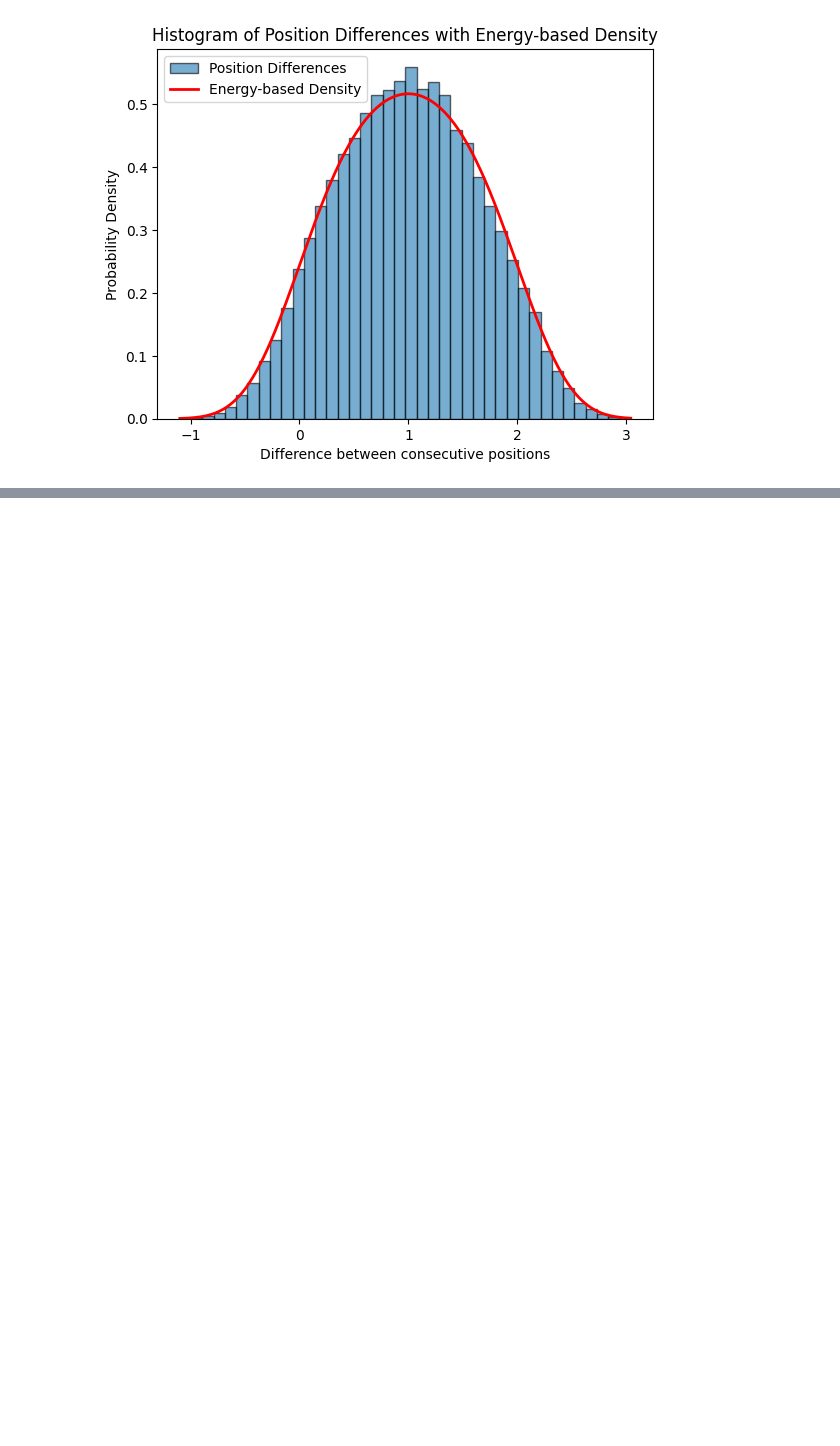
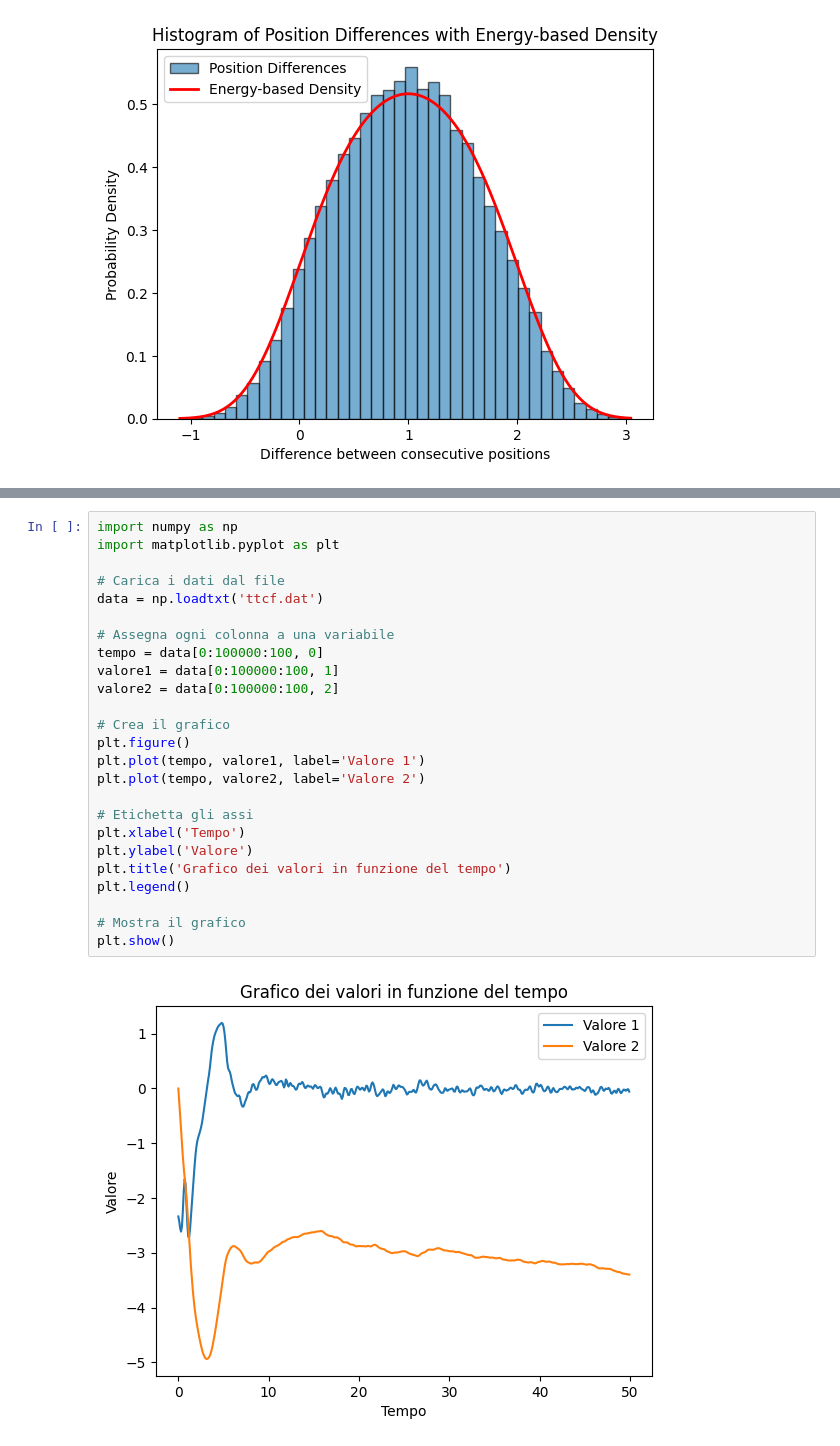
Before and after one commit to vdiflorio/1Dchain, a Jupyter notebook: hist.ipynb, the cells around one changed output, grey strips where cells are left out. Drawn from its saved outputs; the diff is of its cells as text; blank space fills up the shorter version.

```diff
--- a/hist.ipynb
+++ b/hist.ipynb
@@ -61,0 +163,27 @@ plt.show()
+# %%
+import numpy as np
+import matplotlib.pyplot as plt
+
+# Carica i dati dal file
+data = np.loadtxt('ttcf.dat')
+
+# Assegna ogni colonna a una variabile
+tempo = data[0:100000:100, 0]
+valore1 = data[0:100000:100, 1]
+valore2 = data[0:100000:100, 2]
+
+# Crea il grafico
+plt.figure()
+plt.plot(tempo, valore1, label='Valore 1')
+plt.plot(tempo, valore2, label='Valore 2')
+
+# Etichetta gli assi
+plt.xlabel('Tempo')
+plt.ylabel('Valore')
+plt.title('Grafico dei valori in funzione del tempo')
+plt.legend()
+
+# Mostra il grafico
+plt.show()
+# %% [output]
+[figure, added]
```
Also changed, not shown: parts of 1 cell of this notebook.
